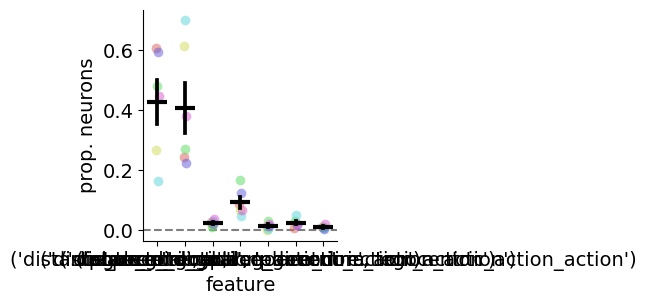
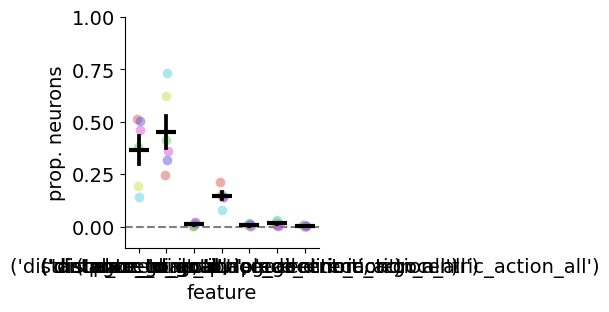
The notebook cell's code change between the first figure and the second:
--- before
+++ after
@@ -6,3 +6,4 @@
     ax=ax,
 )
+ax.set_ylim(-0.1, 1)
 f.savefig("../results/nbeGLM/figures/feature_tuning_summary.pdf")

Commit: nbeGLM round 2 results